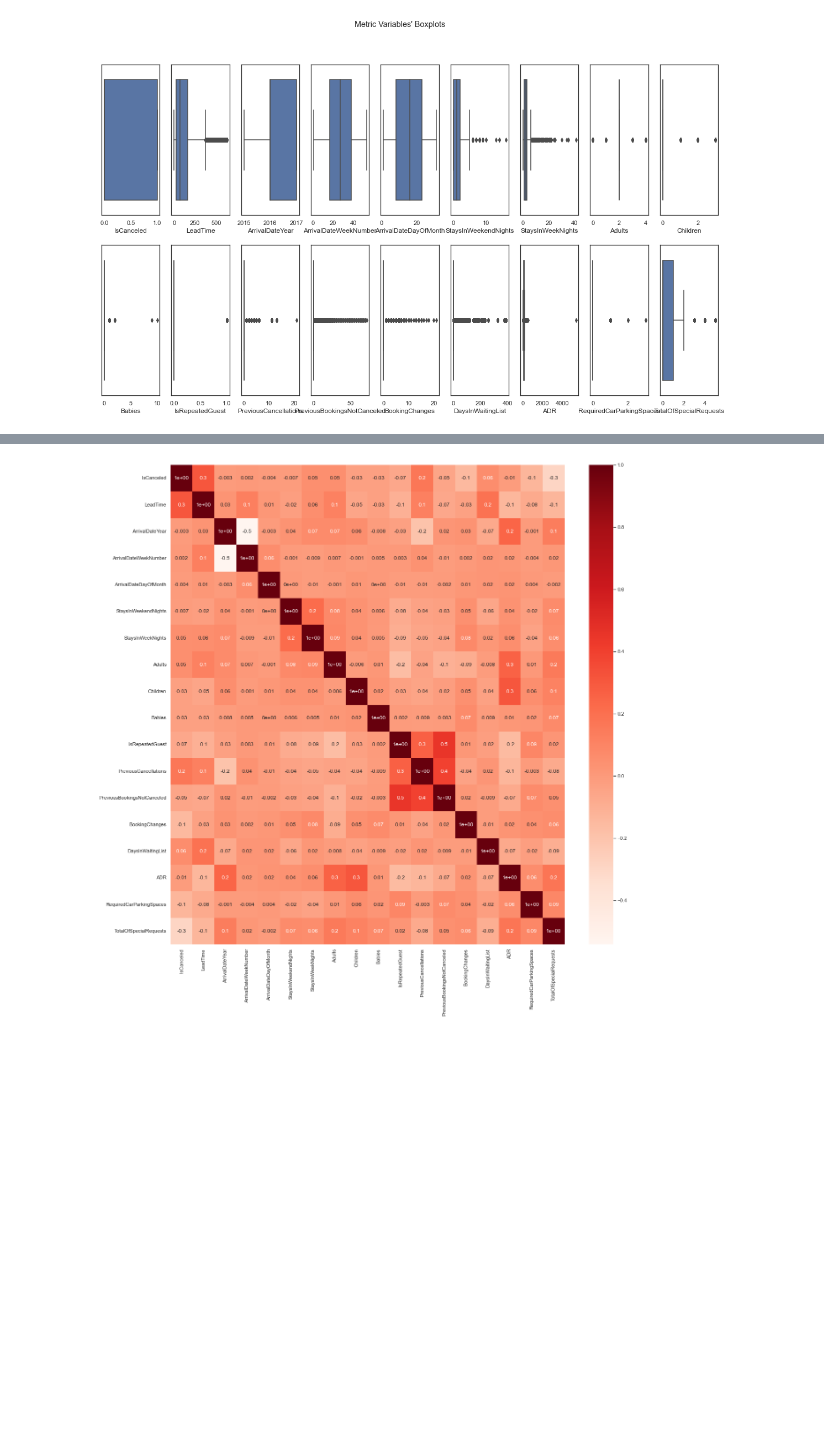
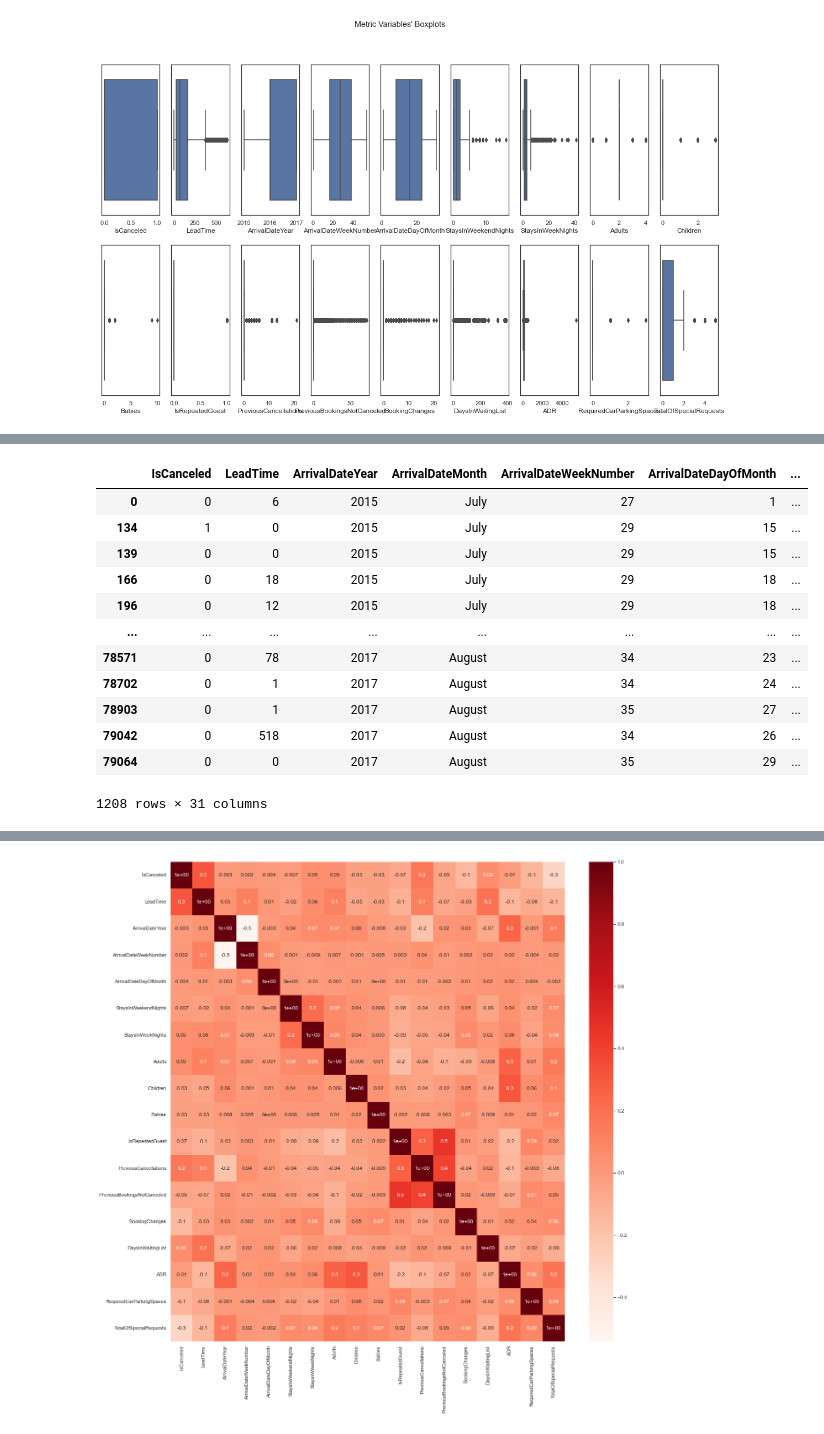
Before and after one commit to alderaemanuele/Business-Cases, a Jupyter notebook: BC2/BC2.ipynb, the cells around one changed output, grey strips where cells are left out. Cells and saved outputs as stored; diff of their text form; code cells hidden in the pictures; blank space fills up the shorter version.

```diff
--- a/BC2/BC2.ipynb
+++ b/BC2/BC2.ipynb
@@ -279,0 +459,17 @@ boxplot(data)
+# %%
+# data.value_counts("ADR")#.iloc[0]
+data.loc[data["ADR"] == 0]#.value_counts("ReservationStatus")
+# %% [output]
+|  | IsCanceled | LeadTime | ArrivalDateYear | ArrivalDateMonth | ArrivalDateWeekNumber | ArrivalDateDayOfMonth | ... |
+| 0 | 0 | 6 | 2015 | July | 27 | 1 | ... |
+| 134 | 1 | 0 | 2015 | July | 29 | 15 | ... |
+| 139 | 0 | 0 | 2015 | July | 29 | 15 | ... |
+| 166 | 0 | 18 | 2015 | July | 29 | 18 | ... |
+| 196 | 0 | 12 | 2015 | July | 29 | 18 | ... |
+| ... | ... | ... | ... | ... | ... | ... | ... |
+| 78571 | 0 | 78 | 2017 | August | 34 | 23 | ... |
+| 78702 | 0 | 1 | 2017 | August | 34 | 24 | ... |
+| 78903 | 0 | 1 | 2017 | August | 35 | 27 | ... |
+| 79042 | 0 | 518 | 2017 | August | 34 | 26 | ... |
+| 79064 | 0 | 0 | 2017 | August | 35 | 29 | ... |
+1208 rows × 31 columns
```
Also changed, not shown: parts of 18 cells of this notebook.
